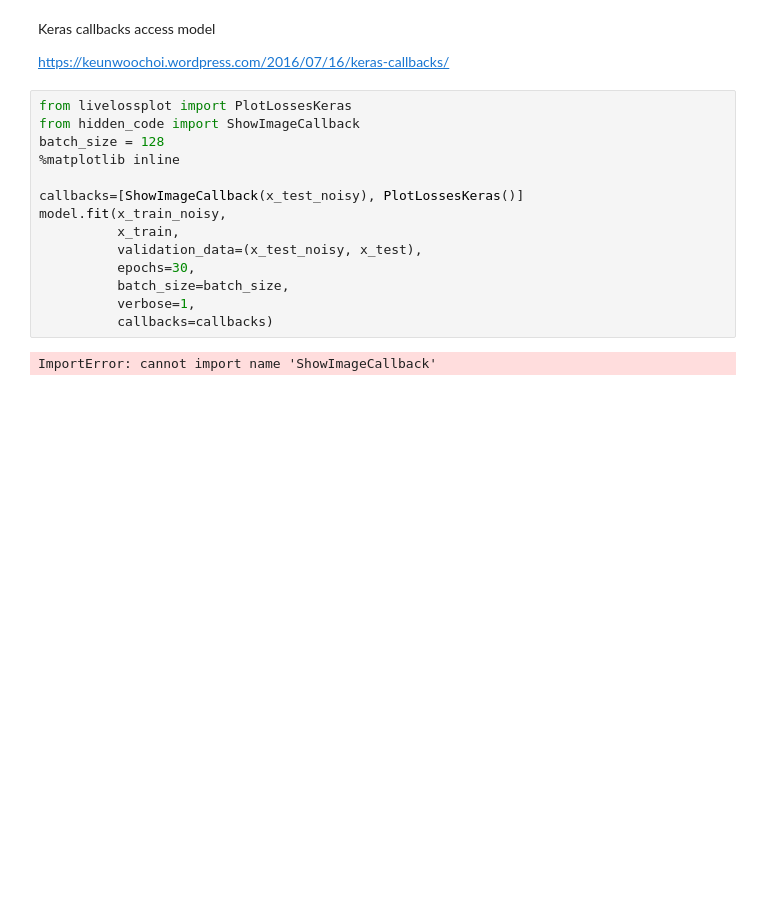
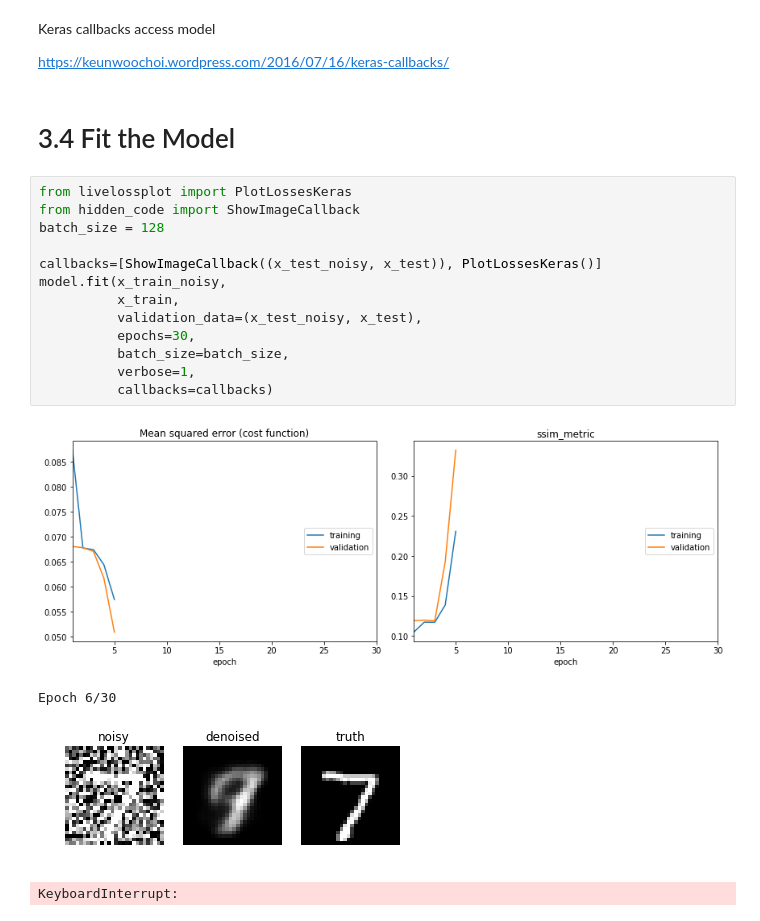
Before and after one commit to hackundsoehne/2018-DL-HandsOn, a Jupyter notebook: Keras/denoising/MNIST_denoising.ipynb, the cells around one changed output. Cells and saved outputs as stored; diff of their text form; blank space fills up the shorter version.

```diff
--- a/Keras/denoising/MNIST_denoising.ipynb
+++ b/Keras/denoising/MNIST_denoising.ipynb
@@ -55,21 +55,25 @@ model.compile(loss=keras.losses.mean_squared_error,
 Keras callbacks access model
 
 https://keunwoochoi.wordpress.com/2016/07/16/keras-callbacks/
+# %% [markdown]
+# 3.4 Fit the Model
 # %%
 from livelossplot import PlotLossesKeras
 from hidden_code import ShowImageCallback
 batch_size = 128
-%matplotlib inline
 
-callbacks=[ShowImageCallback(x_test_noisy), PlotLossesKeras()]
+callbacks=[ShowImageCallback((x_test_noisy, x_test)), PlotLossesKeras()]
 model.fit(x_train_noisy,
           x_train,
           validation_data=(x_test_noisy, x_test),
           epochs=30,
           batch_size=batch_size,
           verbose=1,
           callbacks=callbacks)
 # %% [output]
+[figure, added]
-ImportError: cannot import name 'ShowImageCallback'
+Epoch 6/30
+[figure, added]
+KeyboardInterrupt:
 # %%
 x_test_noisy[0]
```
Also changed, not shown: parts of 1 cell of this notebook, 1 other file.
